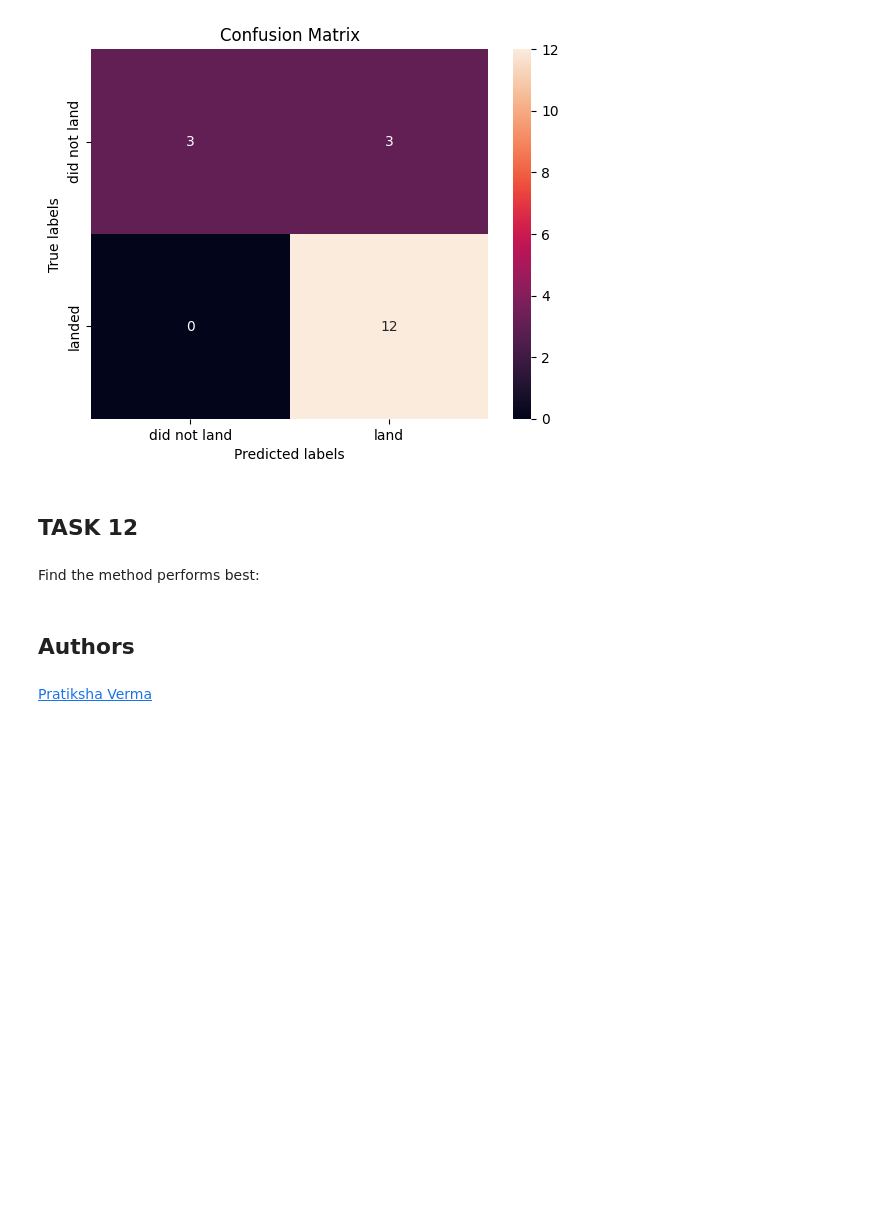
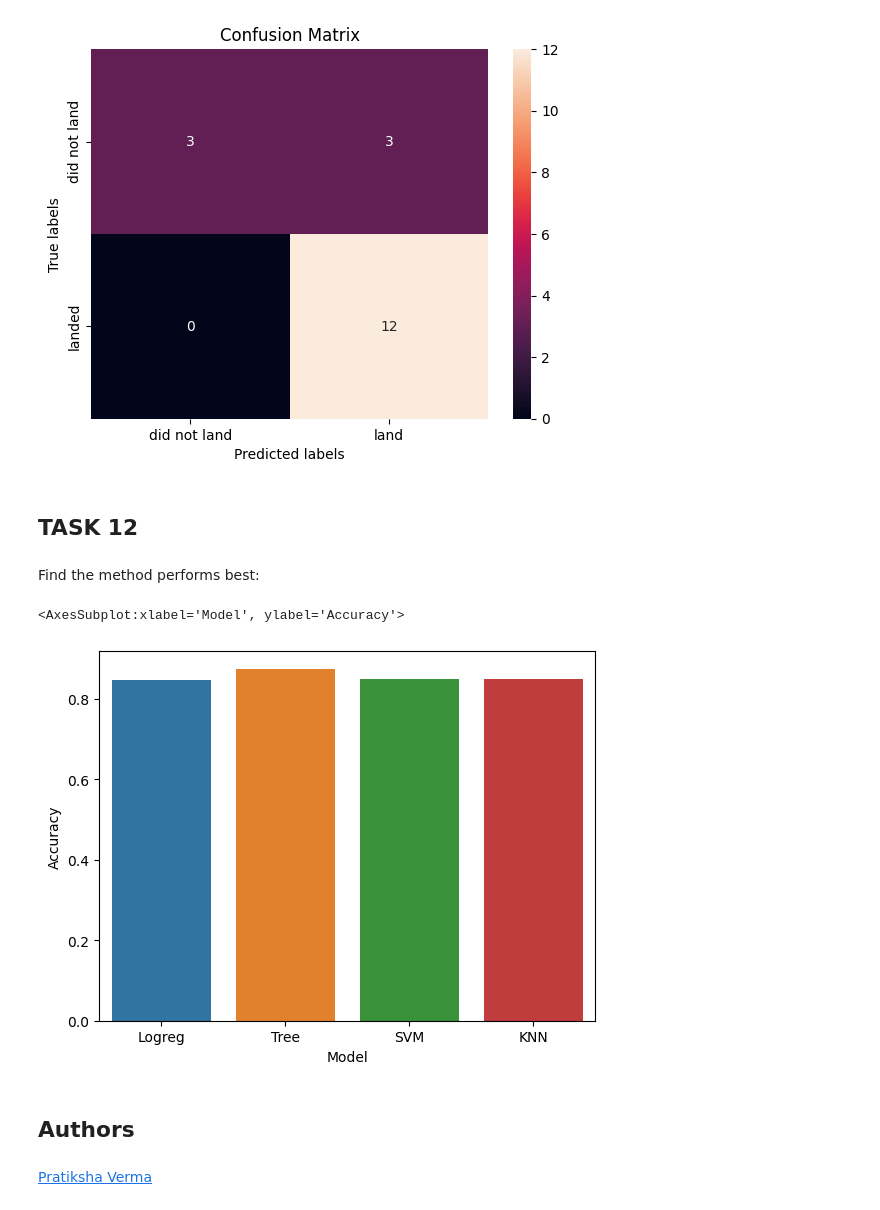
Before and after one commit to joaolealgh/AppliedDataScienceCapstone, a Jupyter notebook: Predictive_Analysis/SpaceX_Machine_Learning_Prediction_Part_5.jupyterlite.ipynb, the cells around one changed output. Cells and saved outputs as stored; diff of their text form; code cells hidden in the pictures; blank space fills up the shorter version.

```diff
--- a/Predictive_Analysis/SpaceX_Machine_Learning_Prediction_Part_5.jupyterlite.ipynb
+++ b/Predictive_Analysis/SpaceX_Machine_Learning_Prediction_Part_5.jupyterlite.ipynb
@@ -323,6 +315,12 @@ plot_confusion_matrix(Y_test,yhat)
 ## TASK  12
 # %% [markdown]
 Find the method performs best:
+# %%
+methods_accuracy = pd.DataFrame({'Model': ['Logreg', 'Tree', 'SVM', 'KNN'], 'Accuracy': [logreg_cv.best_score_, tree_cv.best_score_, svm_cv.best_score_, knn_cv.best_score_]})
+sns.barplot(methods_accuracy, x='Model', y='Accuracy')
+# %% [output]
+<AxesSubplot:xlabel='Model', ylabel='Accuracy'>
+[figure, added]
 # %% [markdown]
 ## Authors
 # %% [markdown]
```
Also changed, not shown: parts of 5 cells of this notebook, 2 other files.
